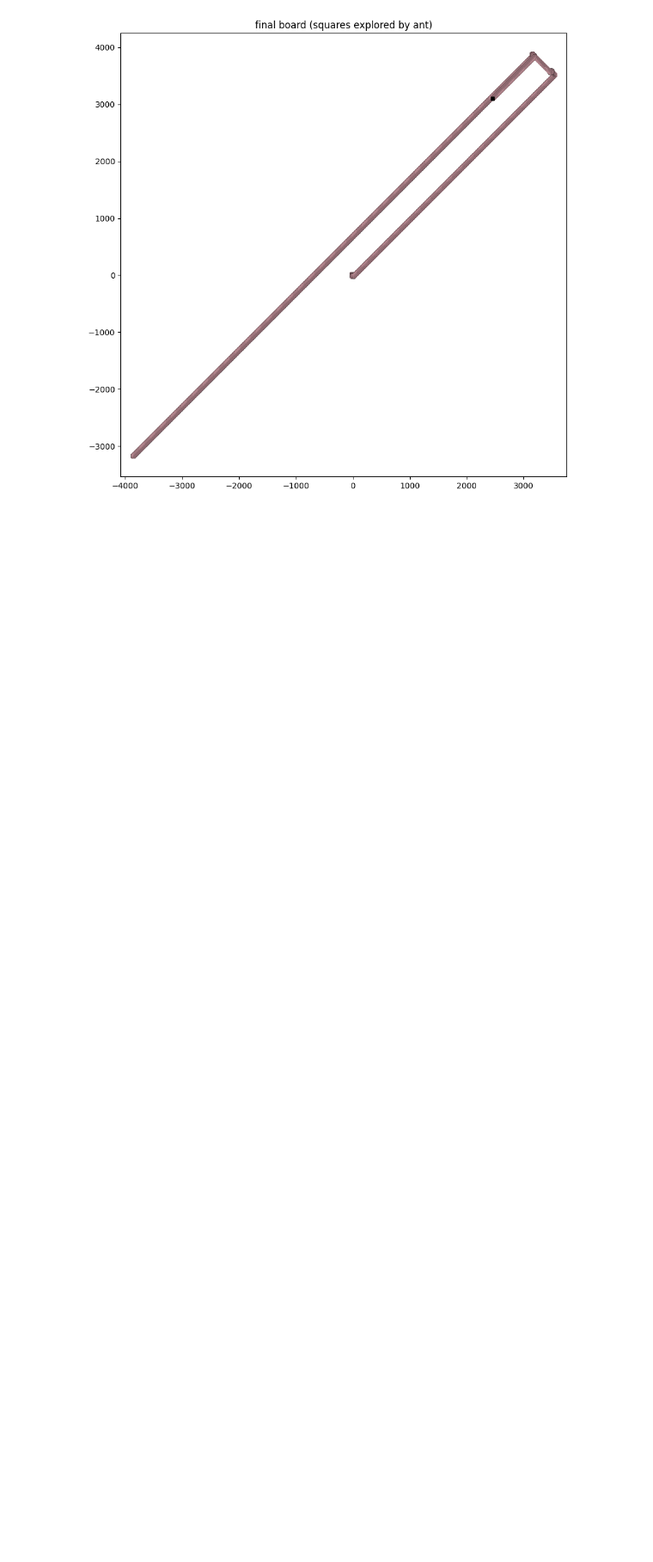
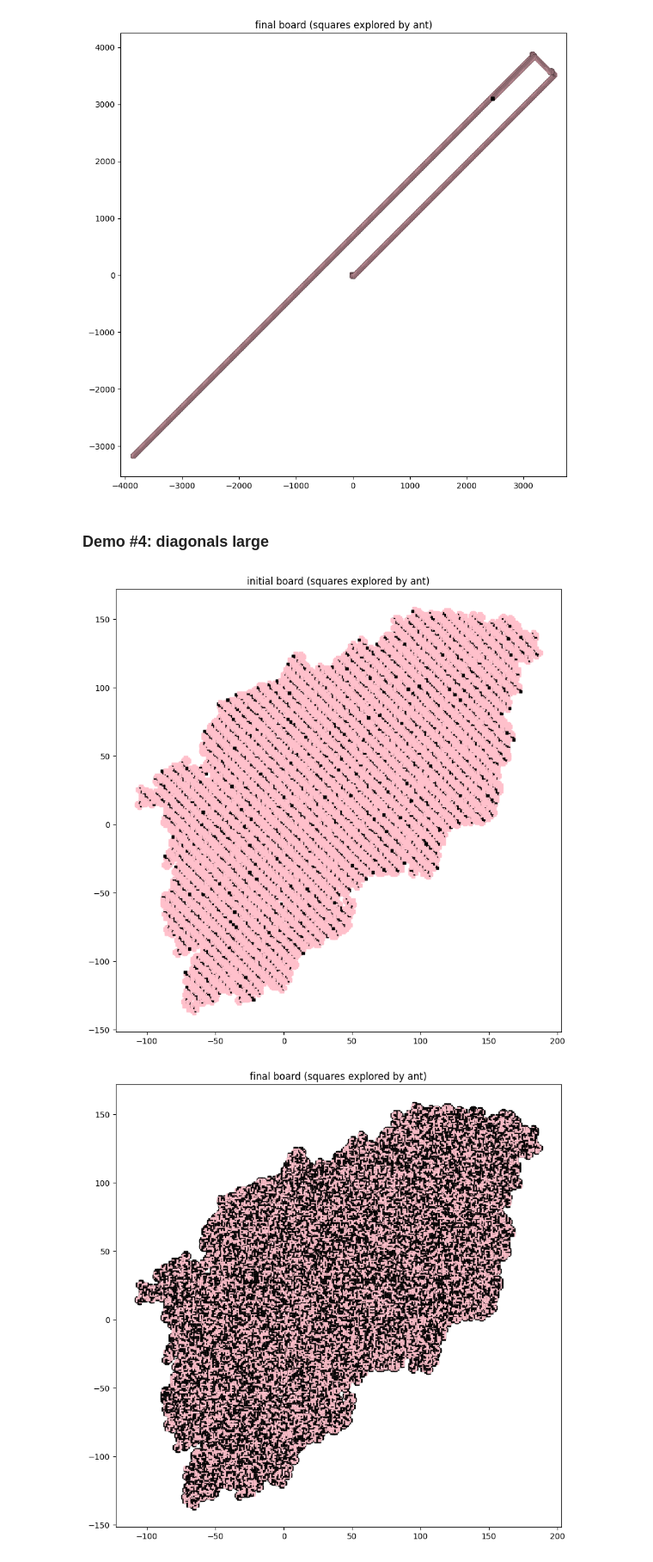
Before and after one commit to Mitchellpkt/infinite_adversarial_langtons_ant, a Jupyter notebook: demo_v0.ipynb, the cells around one changed output. Shown at 86% size. Cells and saved outputs as stored; diff of their text form; code cells hidden in the pictures; blank space fills up the shorter version.

```diff
--- a/demo_v0.ipynb
+++ b/demo_v0.ipynb
@@ -214,3 +214,22 @@ l.plot_final_board()
 # %% [output]
 [figure]
 [figure]
+# %% [markdown]
+### Demo #4: diagonals large
+# %%
+def diagonals_large(position: Tuple[int, int]) -> Color:
+    x, y = position
+    return Color.BLACK if (x + y) % 100 == 0 else Color.WHITE
+
+
+ant: Ant = Ant(position=(0, 0), direction=Direction.UP)
+board: Board = Board(initial_color_picker=diagonals)
+l: LangtonsAntSimulation = LangtonsAntSimulation(
+    board=board, ant=ant, iterations=1_000_000
+)
+l.run()
+l.plot_initial_board()
+l.plot_final_board()
+# %% [output]
+[figure, added]
+[figure, added]
```
Also changed, not shown: parts of 2 cells of this notebook, 3 other files.
